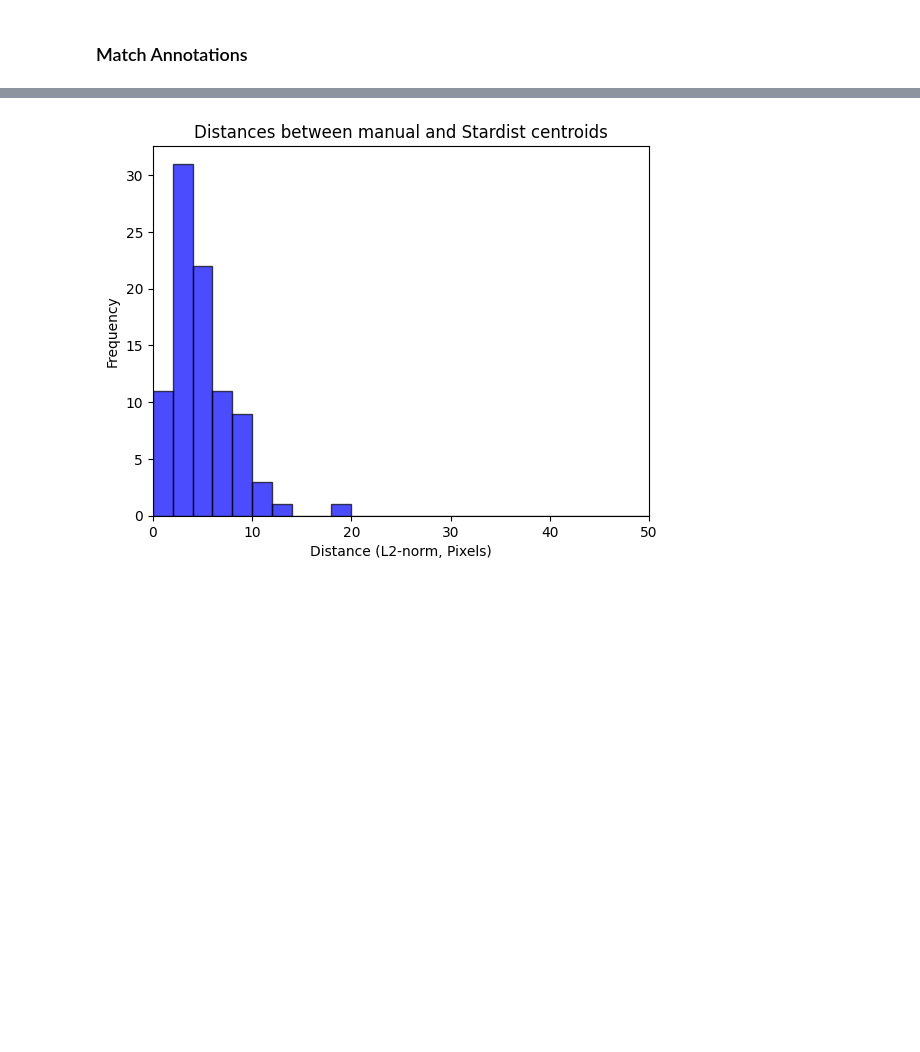
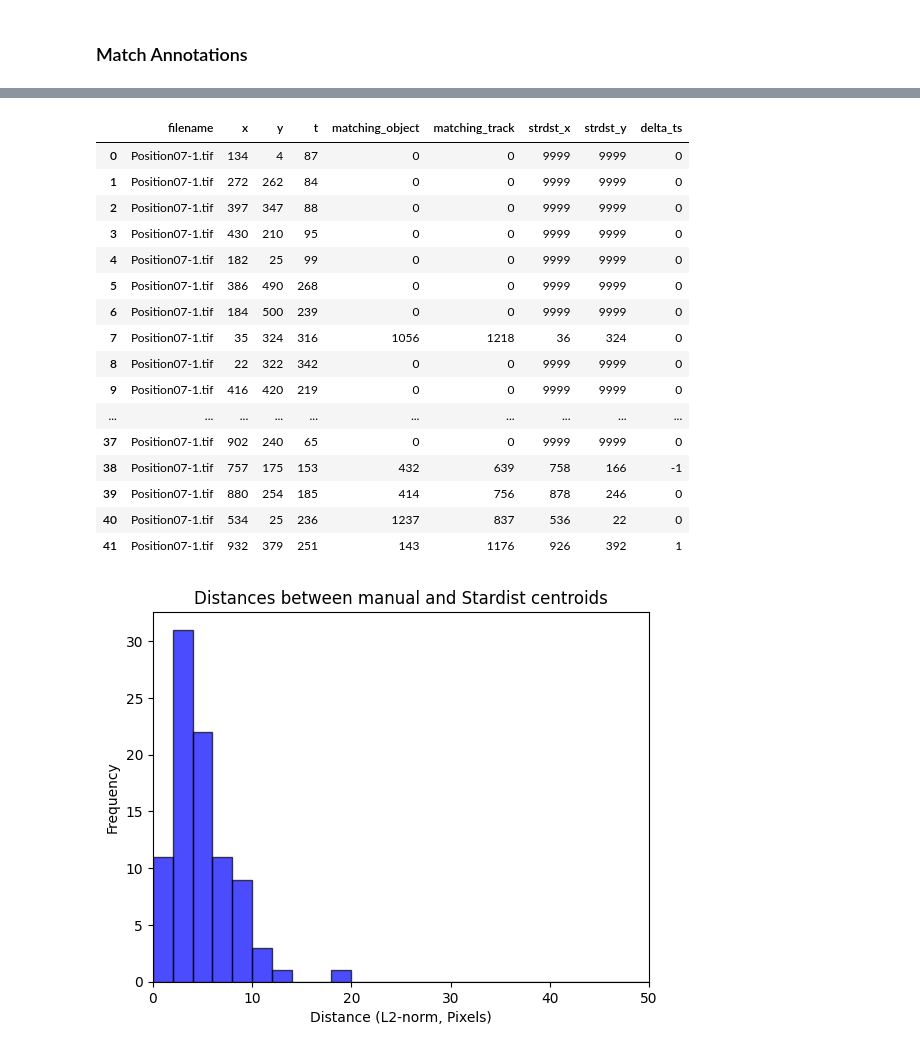
Before and after one commit to nezba00/apoDet, a Jupyter notebook: scripts/03_match_annotations.ipynb, the cells around one changed output, grey strips where cells are left out. Drawn from its saved outputs; the diff is of its cells as text; code cells hidden in the pictures; blank space fills up the shorter version.

```diff
--- a/scripts/03_match_annotations.ipynb
+++ b/scripts/03_match_annotations.ipynb
@@ -52,11 +59,11 @@ import pickle
 IMG_DIR = '/mnt/imaging.data/PertzLab/apoDetection/TIFFs'
 APO_DIR = '/mnt/imaging.data/PertzLab/apoDetection/ApoptosisAnnotation'
 EXPERIMENT_INFO = '/mnt/imaging.data/PertzLab/apoDetection/List of the experiments.csv'
-DETAILS_DIR = '../data/details_test'
-TRACKED_MASK_DIR = '../data/tracked_masks'
+DETAILS_DIR = '/home/nbahou/myimaging/apoDet/data/dataset1/details'
+TRACKED_MASK_DIR = '/home/nbahou/myimaging/apoDet/data/dataset1/tracked_masks'
 
 # Output
-MASK_DIR = '../data/apo_masks'    # Stardist label predictions
+MASK_DIR = '/home/nbahou/myimaging/apoDet/data/dataset1/apo_masks'    # Stardist label predictions
 CSV_DIR = '../data/apo_match_csv_test'    # File with manual and stardist centroids
 DF_DIR = '../data/summary_dfs'
 CROPS_DIR = '../data/apo_crops_test'    # Directory with .tif files for QC
@@ -243,6 +353,7 @@ image_paths = get_image_paths(os.path.join(IMG_DIR))
 filenames = [os.path.splitext(os.path.basename(path))[0] for path in image_paths[:2]]    ### TODO remove :2 here, was only for testing
 logger.info(f"Detected {len(filenames)} files in specified directories.")
 #print(filenames)
+filenames = ['Exp07_Site01', 'Exp07_Site07']
 
 # TODO Create directories for saving if they do not exist
 output_dirs = [CSV_DIR, MASK_DIR, DF_DIR, CROPS_DIR, CLASS_DCT_PATH, WINDOWS_DIR]
@@ -298,6 +409,6 @@ for path, filename in zip(image_paths, filenames):
 
 
     # Save again as CSV with added stardist centroids
-    apo_annotations.to_csv(os.path.join(CSV_DIR, f'{filename}.csv'), index=False)
+    # apo_annotations.to_csv(os.path.join(CSV_DIR, f'{filename}.csv'), index=False)
     logger.info(f"\t\tApo-Annotations with stardist centroids saved at: {os.path.join(CSV_DIR, f'{filename}.csv')}")
 # %% [output]
@@ -313,3 +438,23 @@ for path, filename in zip(image_paths, filenames):
+# %%
+apo_annotations
+# %% [output]
+|  | filename | x | y | t | matching_object | matching_track | strdst_x | strdst_y | delta_ts |
+| 0 | Position07-1.tif | 134 | 4 | 87 | 0 | 0 | 9999 | 9999 | 0 |
+| 1 | Position07-1.tif | 272 | 262 | 84 | 0 | 0 | 9999 | 9999 | 0 |
+| 2 | Position07-1.tif | 397 | 347 | 88 | 0 | 0 | 9999 | 9999 | 0 |
+| 3 | Position07-1.tif | 430 | 210 | 95 | 0 | 0 | 9999 | 9999 | 0 |
+| 4 | Position07-1.tif | 182 | 25 | 99 | 0 | 0 | 9999 | 9999 | 0 |
+| 5 | Position07-1.tif | 386 | 490 | 268 | 0 | 0 | 9999 | 9999 | 0 |
+| 6 | Position07-1.tif | 184 | 500 | 239 | 0 | 0 | 9999 | 9999 | 0 |
+| 7 | Position07-1.tif | 35 | 324 | 316 | 1056 | 1218 | 36 | 324 | 0 |
+| 8 | Position07-1.tif | 22 | 322 | 342 | 0 | 0 | 9999 | 9999 | 0 |
+| 9 | Position07-1.tif | 416 | 420 | 219 | 0 | 0 | 9999 | 9999 | 0 |
+| ... | ... | ... | ... | ... | ... | ... | ... | ... | ... |
+| 37 | Position07-1.tif | 902 | 240 | 65 | 0 | 0 | 9999 | 9999 | 0 |
+| 38 | Position07-1.tif | 757 | 175 | 153 | 432 | 639 | 758 | 166 | -1 |
+| 39 | Position07-1.tif | 880 | 254 | 185 | 414 | 756 | 878 | 246 | 0 |
+| 40 | Position07-1.tif | 534 | 25 | 236 | 1237 | 837 | 536 | 22 | 0 |
+| 41 | Position07-1.tif | 932 | 379 | 251 | 143 | 1176 | 926 | 392 | 1 |
 # %%
 # Create histogram
 dist_paolo_stardist_flat = np.concatenate(dist_paolo_stardist).tolist()
```
Also changed, not shown: parts of 4 cells of this notebook, 18 other files.
